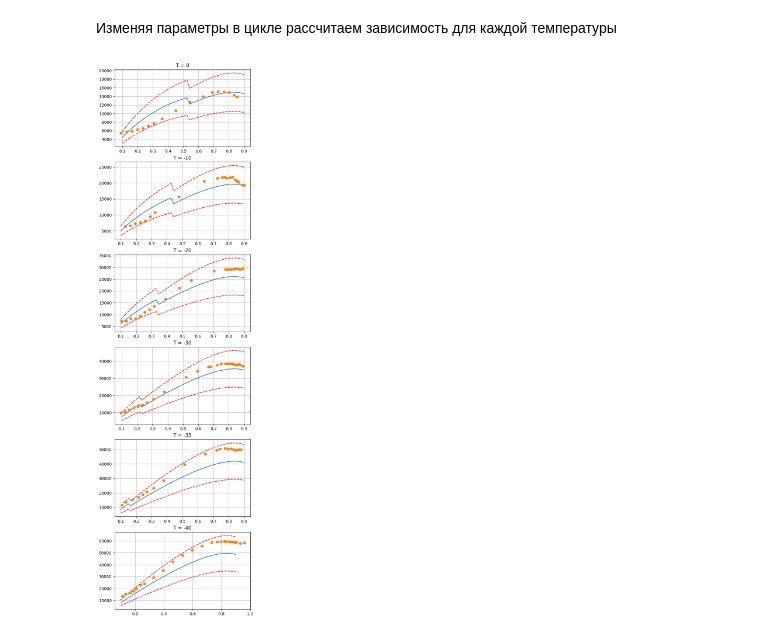
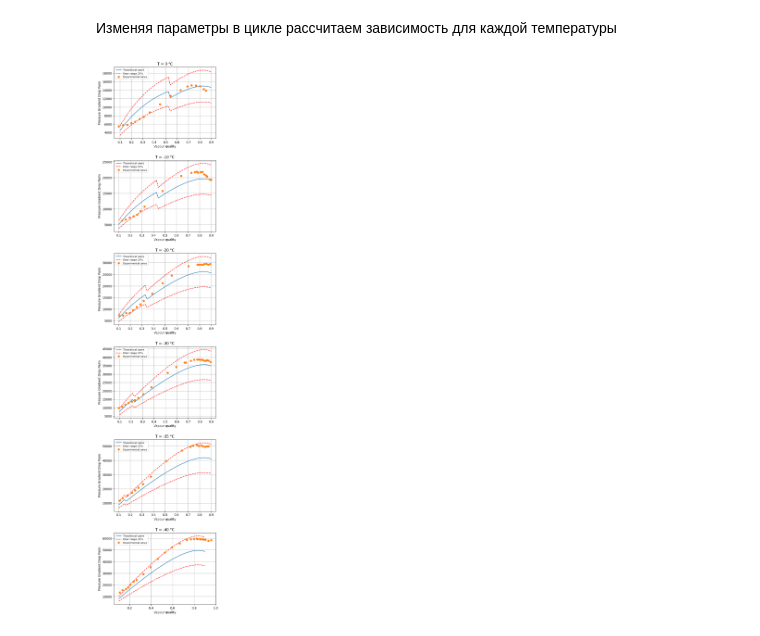
Before and after one commit to KeTeR111/NIR, a Jupyter notebook: main_class.ipynb, the cells around one changed output. Saved outputs shown, nothing was run; the diff lists cells and outputs as text; code cells hidden in the pictures.

```diff
--- a/main_class.ipynb
+++ b/main_class.ipynb
@@ -34,18 +33,19 @@ research_1 = {
 # %% [markdown]
 Создадим экземпляр класса расчета и зададим параметры установки
 # %%
-first_experimental_setup = DpDz(g=9.8155, ki=300, d=0.00142, value_fb=False, thermodinamic_params=research_1)
+first_experimental_setup = DpDz(g=9.8155, ki=None, d=0.00142, value_fb=False, thermodinamic_params=research_1)
 # %% [markdown]
 Запишем данные расчета в df
 # %%
-calculated_data = []
-for i in first_experimental_setup.calculate():
-    df = pd.DataFrame(i)
-    calculated_data.append(df)
+results_of_first_research = []
+for idx, (G, res) in enumerate(zip(research_1['G'], first_experimental_setup.calculate())):
+    df = pd.DataFrame(res)
+    df['G'] = G
+    results_of_first_research.append(df)
 # %% [markdown]
 Зададим путь к папке с экспериментальными данными
 # %%
-graph_9 = Path("/Users/andrey/Desktop/NIR/Datasets/Graph9")
+graph_9 = Path("./Datasets/Graph9")
 # %% [markdown]
 Запишем экспериментальные данные в df
 # %%
@@ -80,7 +141,7 @@ for i in range(len(calculated_data)):
 # %% [markdown]
 Зададим путь к папке с экспериментальными данным
 # %%
-graph_12 = Path("/Users/andrey/Desktop/NIR/Datasets/Graph12")
+graph_12 = Path("./Datasets/Graph12")
 # %% [markdown]
 Получим экспериментальные данные
 # %%
@@ -103,32 +164,40 @@ T = np.array([0, -10, -20, -30, -35, -40])
 # %% [markdown]
 Изменяя параметры в цикле рассчитаем зависимость для каждой температуры
 # %%
-fig, ax = plt.subplots(nrows=6, ncols=1, figsize=(6, 24))
+fig, ax = plt.subplots(nrows=len(T), ncols=1, figsize=(6, 32))
+plt.subplots_adjust(hspace=0.3)
+results_of_second_research = []
 
 for i, t in enumerate(T):
     params_t = {
             'Substance': 'CO2',
             'Temperature': t,
-            'G': np.array([300]),
+            'G': 300,
             'x': np.linspace(0.1, 0.9, Nx),
         }
 
-    result = DpDz(g=9.8155, ki=350, d=0.00142, value_fb=False, thermodinamic_params=params_t)
-    result = result.calculate()
+    second_experimental_setup = DpDz(g=9.8155, ki=None, d=0.00142, value_fb=False, thermodinamic_params=params_t)
+    values = second_experimental_setup.calculate()
 
-    df = pd.DataFrame(result)
+    df = pd.DataFrame(values)
+    df['G'] = params_t['G']
+    df['T'] = params_t['Temperature']
+    results_of_second_research.append(df)
 
     x = params_t['x']
     y = df['DpDz']
 
     x_exp = data[i]['X']
     y_exp = data[i]['Y'] * 1000
 
-    ax[i].plot(x, y)
-    ax[i].plot(x, 0.7 * y, color='red', linestyle='--')
-    ax[i].plot(x, 1.3 * y, color='red', linestyle='--')
-    ax[i].plot(x_exp, y_exp, marker='o', linestyle='')
-    ax[i].set_title(f'T = {t}')
+    ax[i].plot(x, y, label='Theoretical curve')
+    ax[i].plot(x, 0.75 * y, color='red', linestyle='--', label='Error range 25%')
+    ax[i].plot(x, 1.25 * y, color='red', linestyle='--')
+    ax[i].plot(x_exp, y_exp, marker='o', linestyle='', label='Experimental curve')
+    ax[i].set_xlabel('Vapour quality')
+    ax[i].set_ylabel('Pressure Gradient Drop Pa/m')
+    ax[i].legend(fontsize=8)
+    ax[i].set_title(f'T = {t} °C')
     ax[i].grid()
 # %% [output]
-[figure, old version]
+[figure, new version]
```
Also changed, not shown: parts of 5 cells of this notebook, 21 other files.
